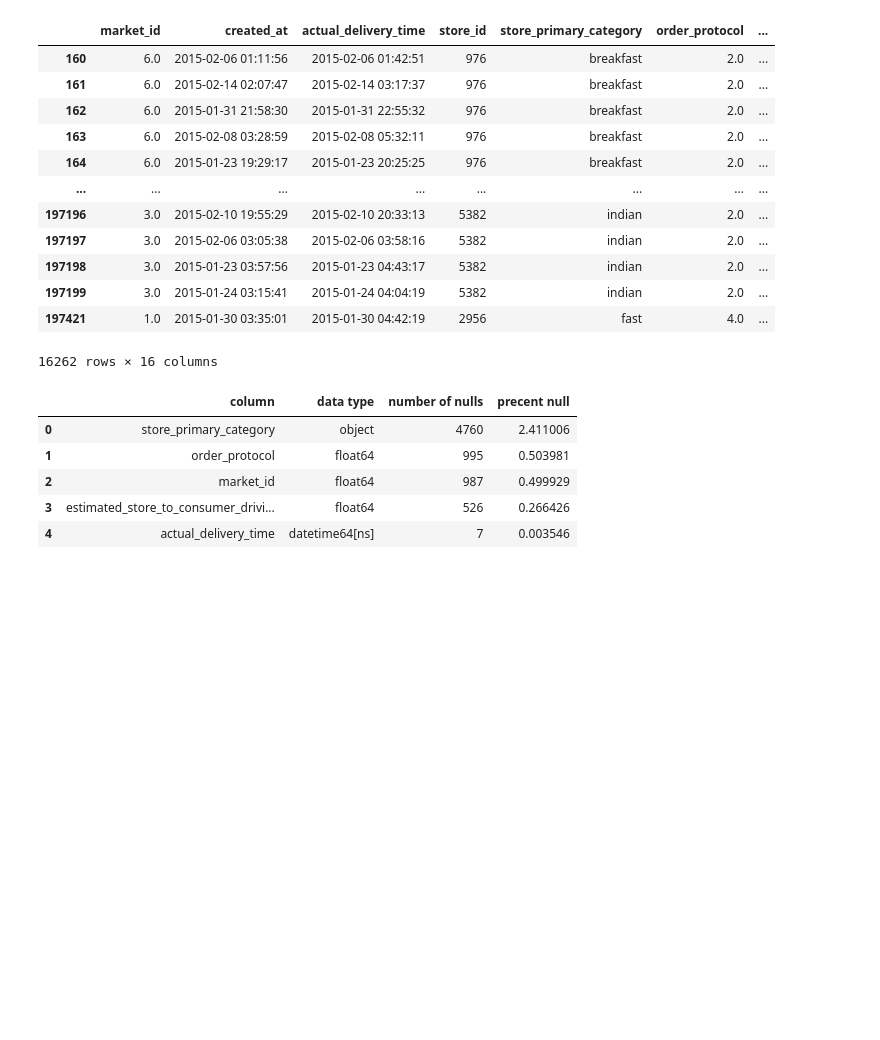
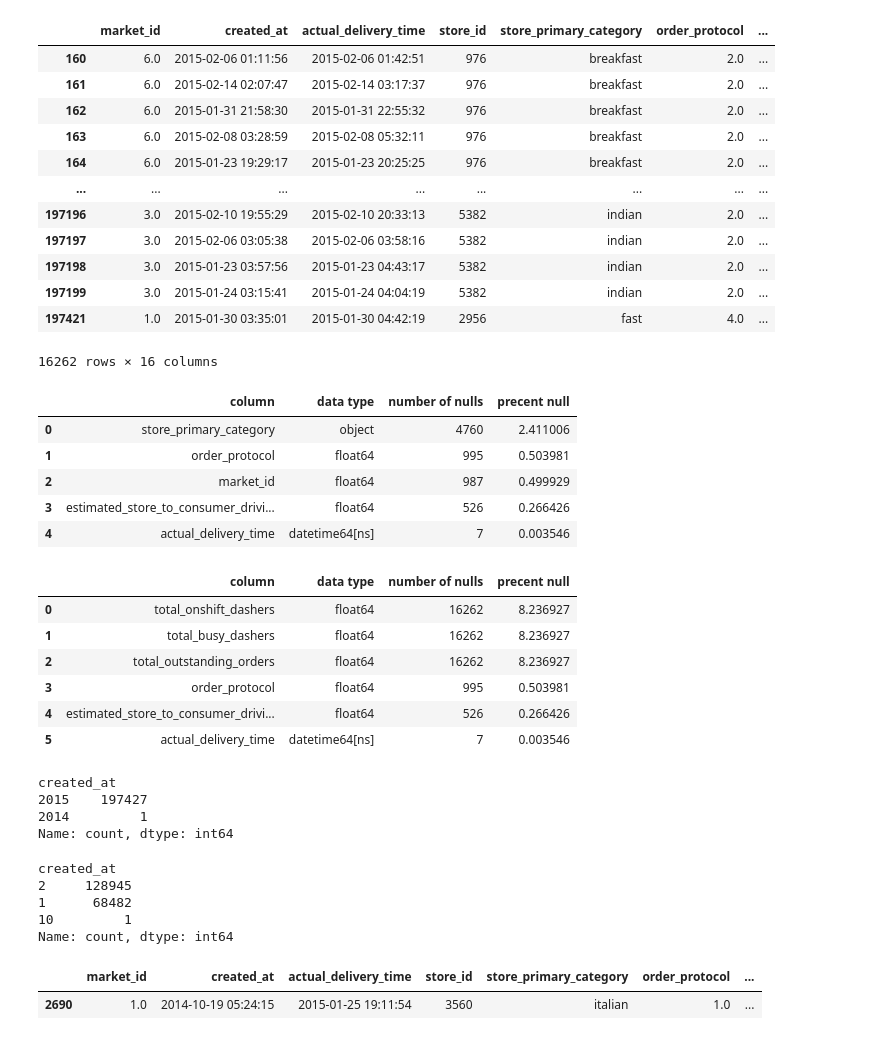
Before and after one commit to meg-williams/Delivery-Duration-Prediction, a Jupyter notebook: delivery_duration.ipynb, the cells around one changed output. Cells and saved outputs as stored; diff of their text form; code cells hidden in the pictures; blank space fills up the shorter version.

```diff
--- a/delivery_duration.ipynb
+++ b/delivery_duration.ipynb
@@ -122,3 +124,34 @@ df['market_id'] = df['store_id'].map(marketid_mode)
 category_mode = df.groupby('store_id')['store_primary_category'].agg(pd.Series.mode)
 # %%
 df['store_primary_category'] = df['store_id'].map(category_mode)
+# %%
+nulls_data(df)
+# %% [output]
+|  | column | data type | number of nulls | precent null |
+| 0 | total_onshift_dashers | float64 | 16262 | 8.236927 |
+| 1 | total_busy_dashers | float64 | 16262 | 8.236927 |
+| 2 | total_outstanding_orders | float64 | 16262 | 8.236927 |
+| 3 | order_protocol | float64 | 995 | 0.503981 |
+| 4 | estimated_store_to_consumer_drivi... | float64 | 526 | 0.266426 |
+| 5 | actual_delivery_time | datetime64[ns] | 7 | 0.003546 |
+# %%
+df['created_at'].dt.year.value_counts()
+# %% [output]
+created_at
+2015    197427
+2014         1
+Name: count, dtype: int64
+# %%
+df['created_at'].dt.month.value_counts()
+# %% [output]
+created_at
+2     128945
+1      68482
+10         1
+Name: count, dtype: int64
+# %%
+# this is seems wrong. Check for other date descrpencies
+df[df['created_at'].dt.month == 10]
+# %% [output]
+|  | market_id | created_at | actual_delivery_time | store_id | store_primary_category | order_protocol | ... |
+| 2690 | 1.0 | 2014-10-19 05:24:15 | 2015-01-25 19:11:54 | 3560 | italian | 1.0 | ... |
```
Also changed, not shown: parts of 12 cells of this notebook.
